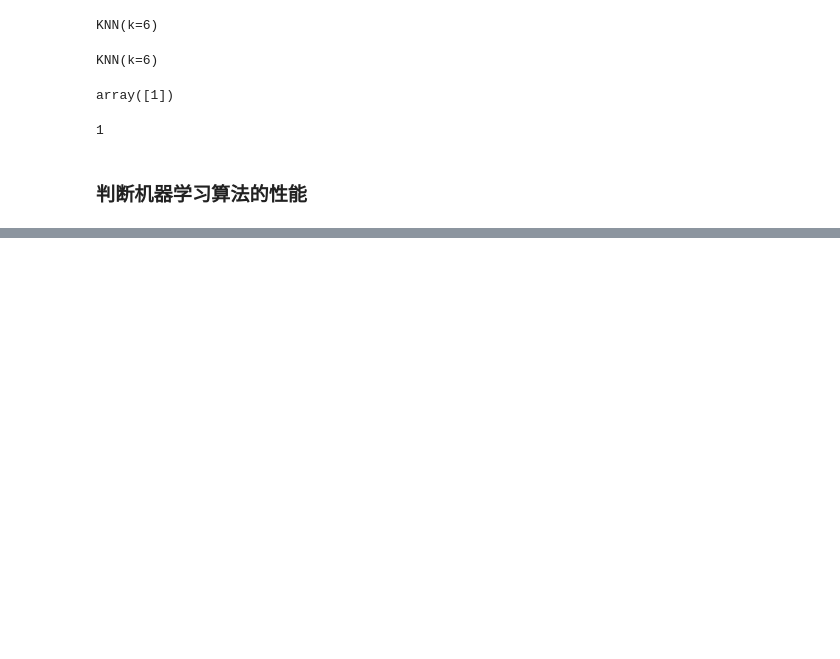
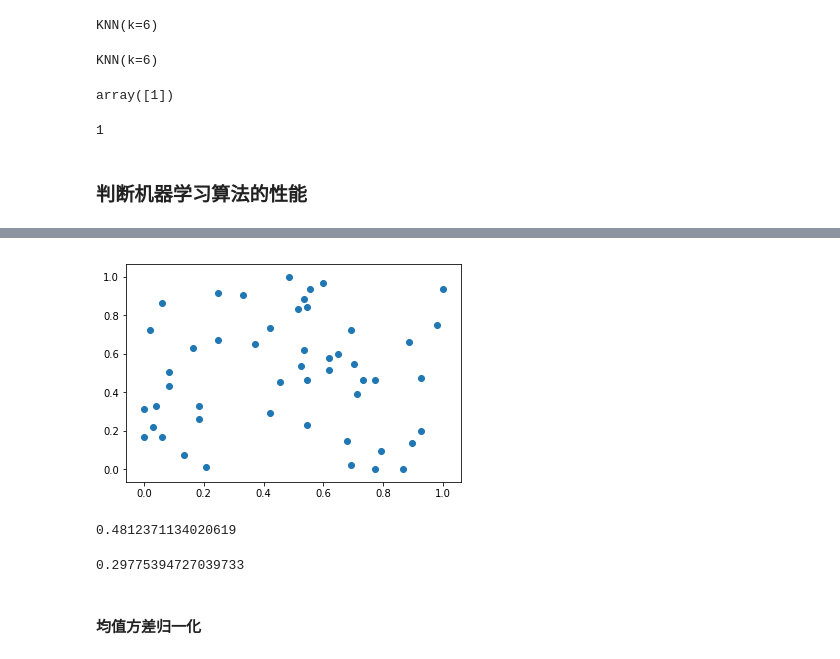
Before and after one commit to scutjason/ml4py, a Jupyter notebook: ml/KNN.ipynb, the cells around one changed output, grey strips where cells are left out. Cells and saved outputs as stored; diff of their text form; code cells hidden in the pictures; blank space fills up the shorter version.

```diff
--- a/ml/KNN.ipynb
+++ b/ml/KNN.ipynb
@@ -199,0 +634,3 @@ from sklearn import datasets
+# %%
+X = np.random.randint(0,100,(50,2))
+X
@@ -199,0 +655,3 @@ from sklearn import datasets
+# %%
+X = np.array(X, dtype=float)
+X
@@ -199,0 +676,6 @@ from sklearn import datasets
+# %%
+# 每一个特征都归一化
+feature_size = 2
+for i in range(feature_size):
+    X[:,i] = (X[:,i] - np.min(X[:,i])) / (np.max(X[:,i]) - np.min(X[:,i]))
+X[:,0]
@@ -199,0 +706,16 @@ from sklearn import datasets
+# %%
+import matplotlib.pyplot as plt
+plt.scatter(X[:,0], X[:,1])
+plt.show()
+# %% [output]
+[figure, added]
+# %%
+np.mean(X[:,0])
+# %% [output]
+0.4812371134020619
+# %%
+np.std(X[:,0])
+# %% [output]
+0.29775394727039733
+# %% [markdown]
+#### 均值方差归一化
```
Also changed, not shown: parts of 94 cells of this notebook.
